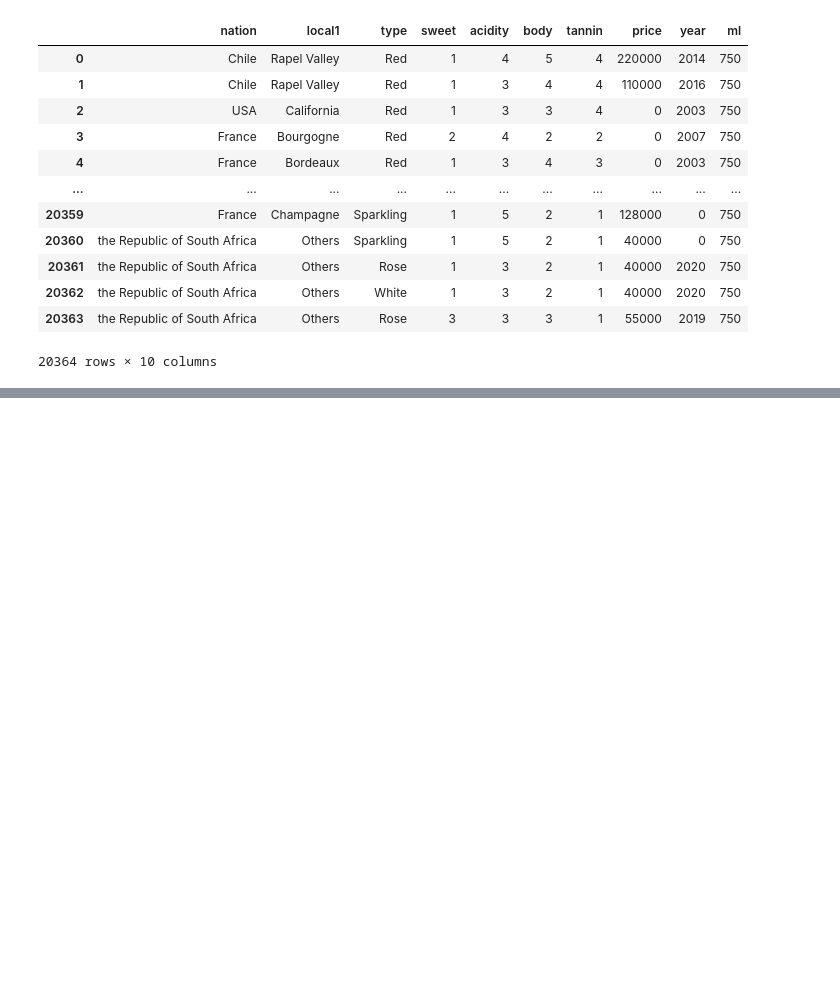
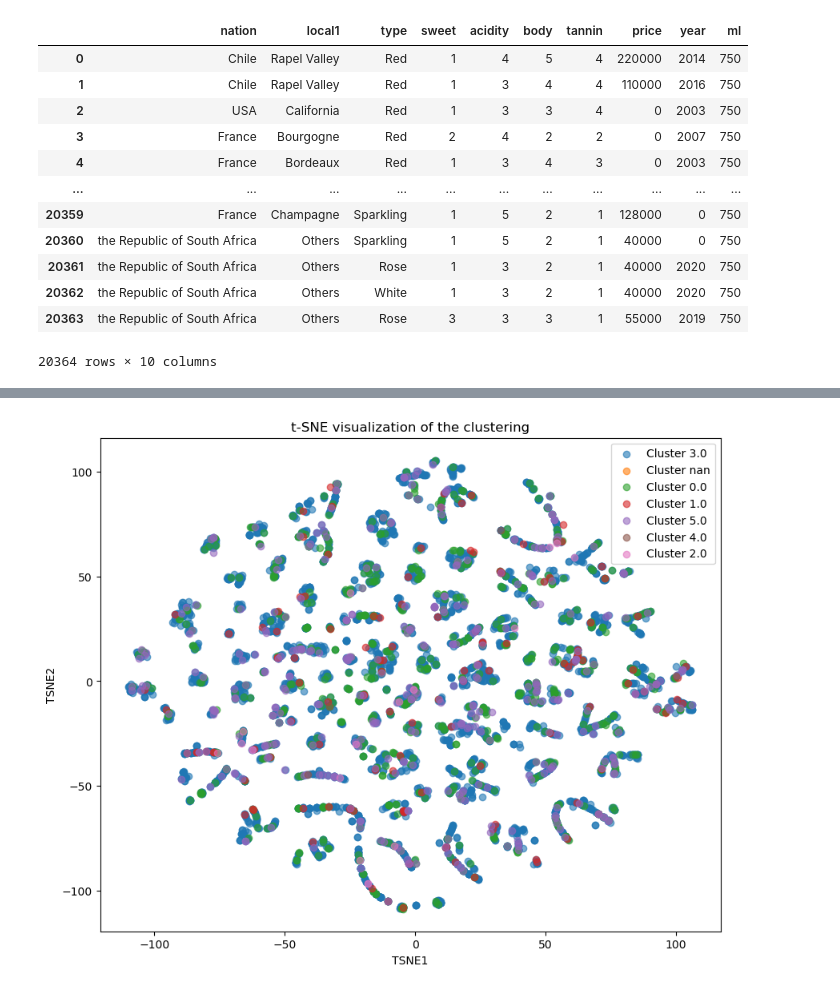
Before and after one commit to suheon99/suheon_99, a Jupyter notebook: 240215 와인 가격 예측 분석 (2).ipynb, the cells around one changed output, grey strips where cells are left out. Cells and saved outputs as stored; diff of their text form; code cells hidden in the pictures; blank space fills up the shorter version.

```diff
--- a/240215 와인 가격 예측 분석 (2).ipynb
+++ b/240215 와인 가격 예측 분석 (2).ipynb
@@ -570,0 +575,3 @@ plt.show()
+# %%
+kmeans = KMeans(n_clusters=3)
+kmeans.fit_transform(scaled_features)
@@ -570,0 +788,3 @@ plt.show()
+# %%
+df_encoded['price'] = np.log1p(df_encoded['price'])
+df_encoded
@@ -570,0 +805,23 @@ plt.show()
+# %%
+results = []
+for cluster in df_encoded['cluster'].unique():
+
+    cluster_data = df_encoded[df_encoded['cluster'] == cluster]
+    X = cluster_data.drop(['price','cluster'],axis=1)
+    y = cluster_data['price']
+    X_train, X_test, y_train, y_test = train_test_split(X,y,test_size=0.2,random_state=42)
+
+
+    cluster_results = {'Cluster':cluster}
+    for name, model in models.items():
+        model.fit(X_train,y_train)
+        y_pred = model.predict(X_test)
+        mse = mean_squared_error(y_test,y_pred)
+        rmse = np.sqrt(mse)
+        r2 = r2_score(y_test,y_pred)
+
+        cluster_results[f'{name} RMSE'] = rmse
+        cluster_results[f'{name} R2'] = r2
+    results.append(cluster_results)
+results
+# 설명력이 0.6까지도 올라감.
@@ -570,0 +846,18 @@ plt.show()
+# %%
+# t-SNE 시각화
+tsne = TSNE(n_components=2, random_state=42)
+tsne_results = tsne.fit_transform(scaled_features)
+df_tsne = pd.DataFrame(tsne_results, columns=['TSNE1', 'TSNE2'])
+df_tsne['cluster'] = df_encoded['cluster']
+
+plt.figure(figsize=(10, 8))
+for cluster in df_tsne['cluster'].unique():
+    cluster_subset = df_tsne[df_tsne['cluster'] == cluster]
+    plt.scatter(cluster_subset['TSNE1'], cluster_subset['TSNE2'], label=f'Cluster {cluster}', alpha=0.6)
+plt.title('t-SNE visualization of the clustering')
+plt.xlabel('TSNE1')
+plt.ylabel('TSNE2')
+plt.legend()
+plt.show()
+# %% [output]
+[figure, added]
```
Also changed, not shown: parts of 57 cells of this notebook.
